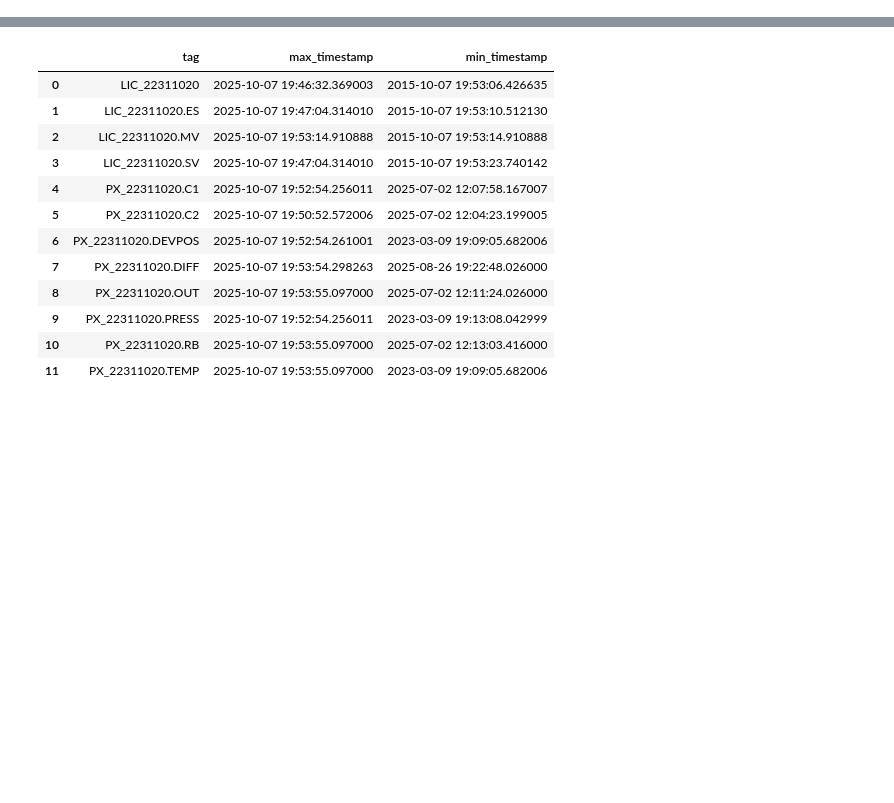
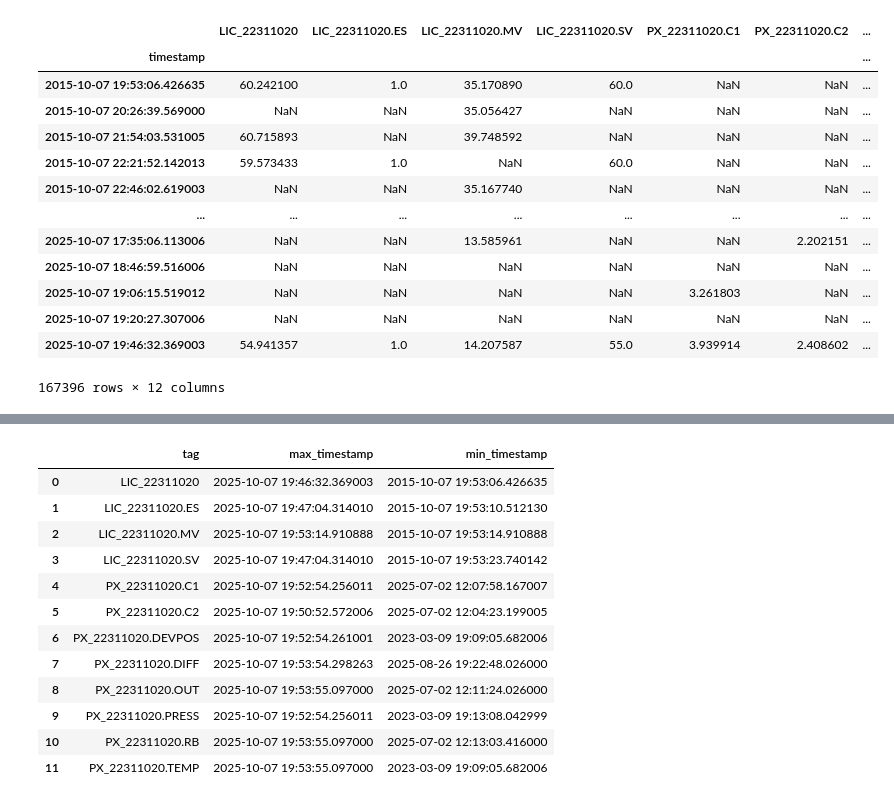
Before and after one commit to wateuz/planejamento_manutencao_ml, a Jupyter notebook: main.ipynb, the cells around one changed output, grey strips where cells are left out. Drawn from its saved outputs; the diff is of its cells as text; code cells hidden in the pictures; blank space fills up the shorter version.

```diff
--- a/main.ipynb
+++ b/main.ipynb
@@ -23,0 +79,28 @@ Dados lidos com sucesso:
+# %%
+AGREGAÇÃO = 'mean'
+
+df_pivot = df.pivot_table(
+    index='timestamp_PADRAO',  # Novo índice (o timestamp padronizado)
+    columns='tag',             # Novas colunas (as tags)
+    values='value',            # Valores que preencherão as células
+    aggfunc=AGREGAÇÃO          # Como lidar com duplicatas
+)
+
+# Opcional: Renomear o índice para 'timestamp' e remover o nome da coluna de tags
+df_pivot.index.name = 'timestamp'
+df_pivot.columns.name = None
+# %% [output]
+|  | LIC_22311020 | LIC_22311020.ES | LIC_22311020.MV | LIC_22311020.SV | PX_22311020.C1 | PX_22311020.C2 | ... |
+| timestamp |  |  |  |  |  |  | ... |
+| 2015-10-07 19:53:06.426635 | 60.242100 | 1.0 | 35.170890 | 60.0 | NaN | NaN | ... |
+| 2015-10-07 20:26:39.569000 | NaN | NaN | 35.056427 | NaN | NaN | NaN | ... |
+| 2015-10-07 21:54:03.531005 | 60.715893 | NaN | 39.748592 | NaN | NaN | NaN | ... |
+| 2015-10-07 22:21:52.142013 | 59.573433 | 1.0 | NaN | 60.0 | NaN | NaN | ... |
+| 2015-10-07 22:46:02.619003 | NaN | NaN | 35.167740 | NaN | NaN | NaN | ... |
+| ... | ... | ... | ... | ... | ... | ... | ... |
+| 2025-10-07 17:35:06.113006 | NaN | NaN | 13.585961 | NaN | NaN | 2.202151 | ... |
+| 2025-10-07 18:46:59.516006 | NaN | NaN | NaN | NaN | NaN | NaN | ... |
+| 2025-10-07 19:06:15.519012 | NaN | NaN | NaN | NaN | 3.261803 | NaN | ... |
+| 2025-10-07 19:20:27.307006 | NaN | NaN | NaN | NaN | NaN | NaN | ... |
+| 2025-10-07 19:46:32.369003 | 54.941357 | 1.0 | 14.207587 | 55.0 | 3.939914 | 2.408602 | ... |
+167396 rows × 12 columns
```
Also changed, not shown: parts of 11 cells of this notebook.
